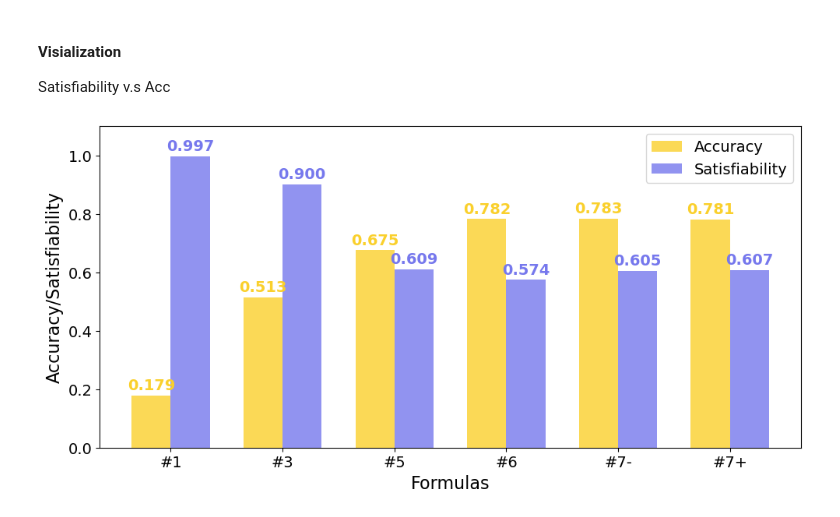
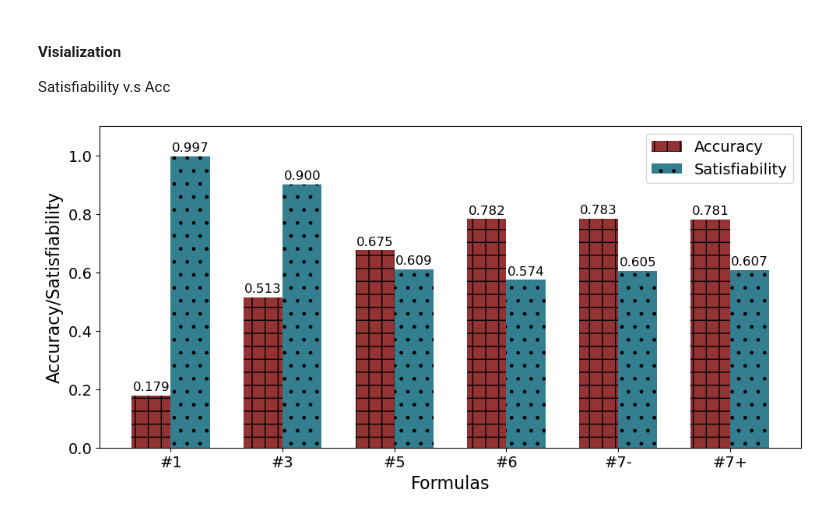
Before and after one commit to zhijin44/LogiKNet, a Jupyter notebook: P1_structurelevel/efficiency/tune_rules.ipynb, the cells around one changed output. Saved outputs shown, nothing was run; the diff lists cells and outputs as text; code cells hidden in the pictures.

Commit message:
adjust figures

```diff
--- a/P1_structurelevel/efficiency/tune_rules.ipynb
+++ b/P1_structurelevel/efficiency/tune_rules.ipynb
@@ -602,9 +602,9 @@ Model saved to /home/zyang44/Github/baseline_cicIOT/P1_structurelevel/efficiency
 Satisfiability v.s Acc
 # %%
 acc = {"#1": 0.179, "#3": 0.513, "#5": 0.675, "#6": 0.782, "#7-": 0.783, "#7+": 0.781,
-       "color": "#fad02c"}
+       "color": "#780000"}
 sat = {"#1": 0.997, "#3": 0.9, "#5": 0.609, "#6": 0.574, "#7-": 0.605, "#7+": 0.607,
-       "color": "#7678ed"}
+       "color": "#005f73"}
 
 label_font_size = 16
 tick_font_size = 14
@@ -626,40 +626,42 @@ bar_width = 0.35
 # Plot accuracy bars
 accuracy_bars = ax.bar([i - bar_width/2 for i in x_pos],
         [acc[f] for f in formula_list],
-        width=bar_width, color=acc["color"], alpha=0.8, label='Accuracy')
+        width=bar_width, color=acc["color"],
+        alpha=0.8, label='Accuracy', hatch='+')
 
 # Plot satisfiability bars
 sat_bars = ax.bar([i + bar_width/2 for i in x_pos],
         [sat[f] for f in formula_list],
-        width=bar_width, color=sat["color"], alpha=0.8, label='Satisfiability')
+        width=bar_width, color=sat["color"],
+        alpha=0.8, label='Satisfiability', hatch='.')
 
 # Add value labels above accuracy bars
 for i, f in enumerate(formula_list):
     ax.text(i - bar_width/2, acc[f] + 0.01, f'{acc[f]:.3f}',
-             ha='center', va='bottom', color=acc["color"], fontweight='bold', fontsize=tick_font_size)
+             ha='center', va='bottom', fontsize=12)
 
 # Add value labels above satisfiability bars
 for i, f in enumerate(formula_list):
     ax.text(i + bar_width/2, sat[f] + 0.01, f'{sat[f]:.3f}',
-             ha='center', va='bottom', color=sat["color"], fontweight='bold', fontsize=tick_font_size)
+             ha='center', va='bottom', fontsize=12)
 
 # Set x-axis labels
 ax.set_xticks(x_pos)
 ax.set_xticklabels(formula_list, fontsize=tick_font_size)
 ax.set_xlabel('Formulas', fontsize=label_font_size)
 ax.set_ylabel('Accuracy/Satisfiability', fontsize=label_font_size)
 ax.tick_params(axis='both', labelsize=tick_font_size)
 
 # Add legend
 ax.legend(fontsize=legend_font_size, loc='upper right')
 
 # Set y-axis range to show full scale
 ax.set_ylim(0, 1.1)
 
 # plt.title('Accuracy and Satisfiability of Different Formula Sets', fontsize=label_font_size)
 
 plt.tight_layout()
 plt.savefig("tune_formula.pdf", dpi=300, format='pdf')
 plt.show()
 # %% [output]
-[figure, old version]
+[figure, new version]
```
Also changed, not shown: 1 other file.
